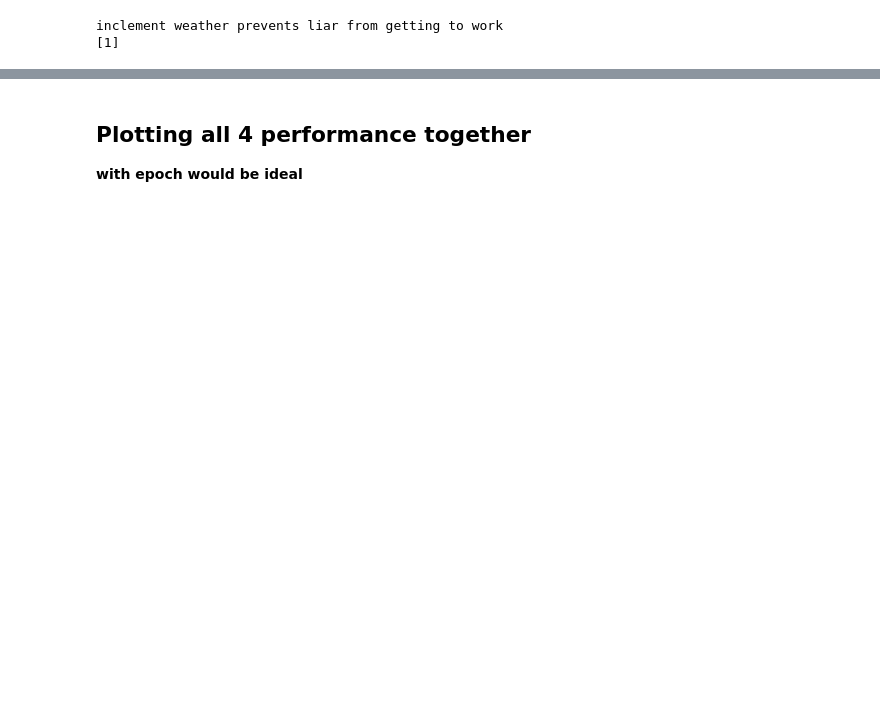
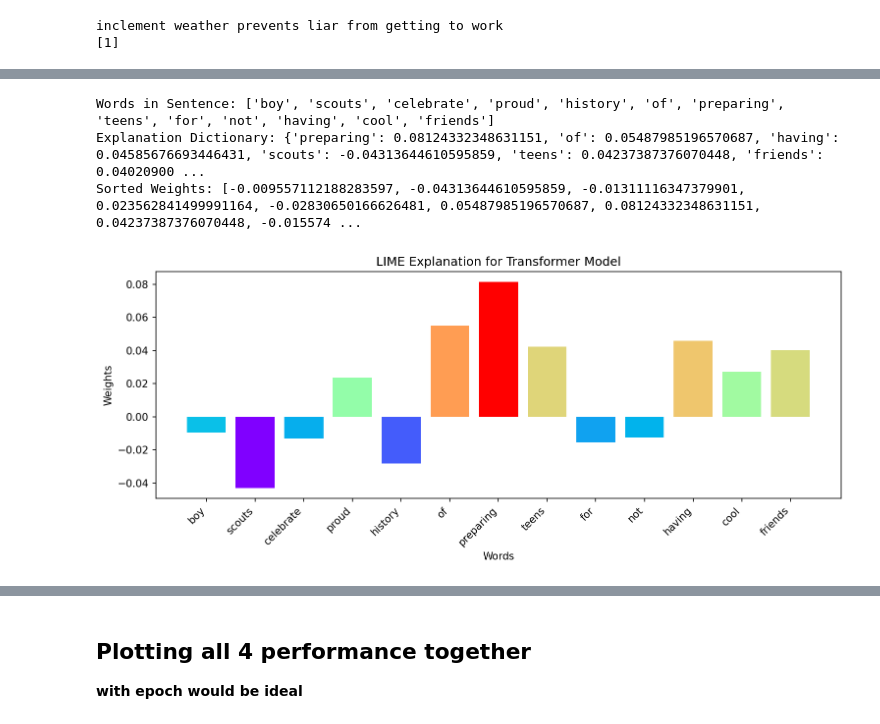
Before and after one commit to M3LLI55X/NLP_project, a Jupyter notebook: Models.ipynb, the cells around one changed output, grey strips where cells are left out. Saved outputs shown, nothing was run; the diff lists cells and outputs as text; code cells hidden in the pictures; blank space fills up the shorter version.

```diff
--- a/Models.ipynb
+++ b/Models.ipynb
@@ -1298,0 +1378,48 @@ inclement weather prevents liar from getting to work
+# %%
+def predict_proba_lime(sentences):
+    # Tokenize and pad the input sentences
+    seq = tokenizer.texts_to_sequences(sentences)
+    data = pad_sequences(seq, maxlen=max_sequence_length_train, padding="post")
+
+    # Predict using the encoder
+    logits = encoder(data, create_padding_mask(data), False)
+    predictions = tf.keras.layers.Softmax()(logits).numpy()  # Convert logits to probabilities
+
+    return predictions
+# Test the prediction function
+test_sentences = ["This is a test sentence.", "Another test sentence."]
+test_predictions = predict_proba_lime(test_sentences)
+
+# Generate explanation for a given example
+exp = explainer.explain_instance(example_1, predict_proba_lime, num_features=15, num_samples=100)
+exp_list = exp.as_list()
+
+# Tokenize the sentence and get the word index
+tokenized_sentence = tokenizer.texts_to_sequences([example_1])[0]
+words = [tokenizer.index_word[token] for token in tokenized_sentence]
+
+# Create a dictionary from the explanation list
+exp_dict = dict(exp_list)
+
+# Sort the weights by the word order in 'words'
+sorted_weights = [exp_dict.get(word, 0) for word in words]
+
+# Normalize the weights for color mapping
+normalized_weights = (np.array(sorted_weights) - np.min(sorted_weights)) / (np.max(sorted_weights) - np.min(sorted_weights))
+
+# Get the corresponding colormap array for the normalized weights
+cols = cm.rainbow(normalized_weights)
+
+# Visualize the explanation
+plt.figure(figsize=(12, 4), dpi=150)
+plt.bar(range(len(words)), sorted_weights, color=cols)
+plt.xticks(range(len(words)), words, rotation=45, ha='right')
+plt.xlabel('Words')
+plt.ylabel('Weights')
+plt.title("LIME Explanation for Transformer Model")
+plt.show()
+# %% [output]
+Words in Sentence: ['boy', 'scouts', 'celebrate', 'proud', 'history', 'of', 'preparing', 'teens', 'for', 'not', 'having', 'cool', 'friends']
+Explanation Dictionary: {'preparing': 0.08124332348631151, 'of': 0.05487985196570687, 'having': 0.04585676693446431, 'scouts': -0.04313644610595859, 'teens': 0.04237387376070448, 'friends': 0.04020900 ...
+Sorted Weights: [-0.009557112188283597, -0.04313644610595859, -0.01311116347379901, 0.023562841499991164, -0.02830650166626481, 0.05487985196570687, 0.08124332348631151, 0.04237387376070448, -0.015574 ...
+[figure, added]
```
Also changed, not shown: parts of 6 cells of this notebook.
